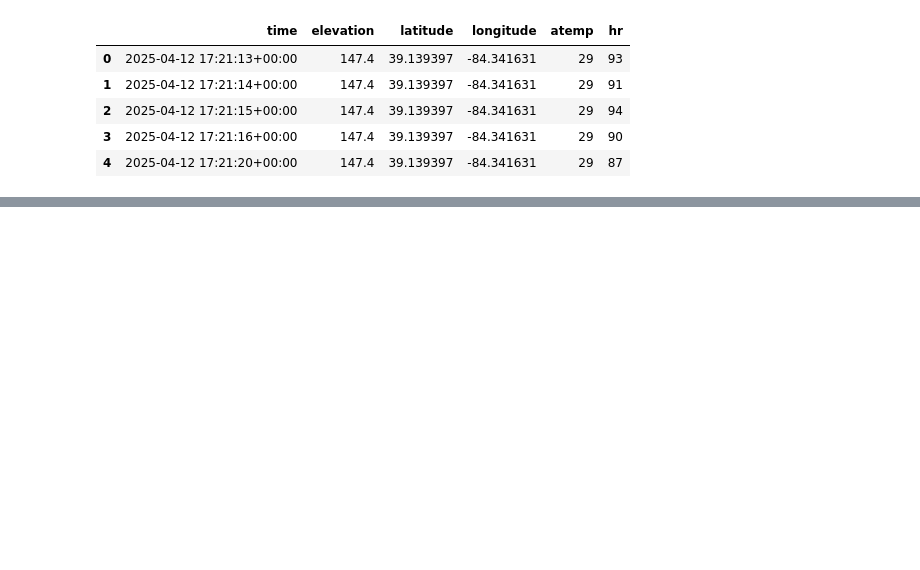
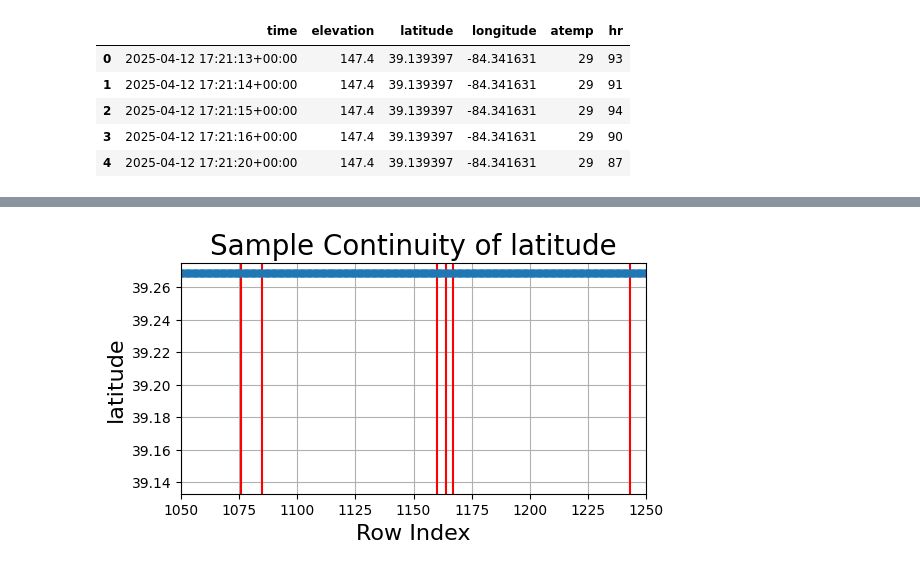
Before and after one commit to ericbauer55/bike-fitness-tracking, a Jupyter notebook: notebooks/0_EDA/1a_basic_features.ipynb, the cells around one changed output, grey strips where cells are left out. Cells and saved outputs as stored; diff of their text form; code cells hidden in the pictures; blank space fills up the shorter version.

```diff
--- a/notebooks/0_EDA/1a_basic_features.ipynb
+++ b/notebooks/0_EDA/1a_basic_features.ipynb
@@ -53,0 +209,4 @@ df_apr.head(5)
+# %%
+plot_state_by_index(df_apr, 'latitude', row_bounds=[1050,1250], figsize=(6,3))
+# %% [output]
+[figure, added]
```
Also changed, not shown: parts of 19 cells of this notebook.
